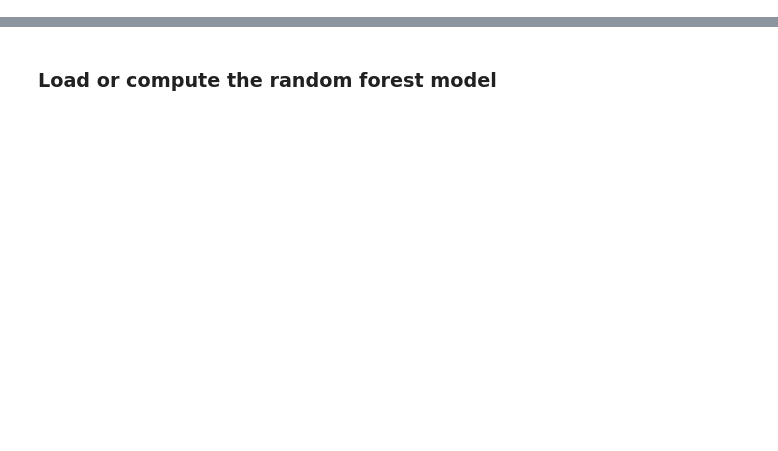
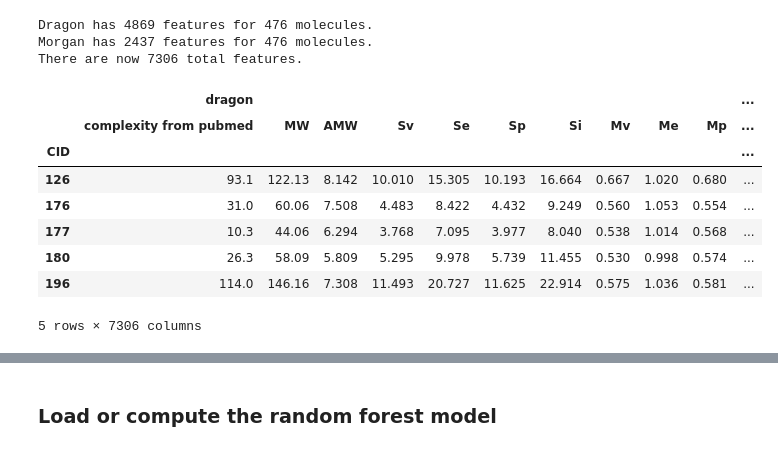
Before and after one commit to dream-olfaction/olfaction-prediction, a Jupyter notebook: opc_python/paper/new-data.ipynb, the cells around one changed output, grey strips where cells are left out. Cells and saved outputs as stored; diff of their text form; code cells hidden in the pictures; blank space fills up the shorter version.

```diff
--- a/opc_python/paper/new-data.ipynb
+++ b/opc_python/paper/new-data.ipynb
@@ -54,0 +108,16 @@ shared_CID_dilutions_new = [x for x in new_CID_dilutions if int(x.split('_')[0])
+# %%
+dream_features = loading.get_molecular_data(['dragon','morgan'],dream_CIDs)
+dream_features.head()
+# %% [output]
+Dragon has 4869 features for 476 molecules.
+Morgan has 2437 features for 476 molecules.
+There are now 7306 total features.
+|  | dragon |  |  |  |  |  |  |  |  |  | ... |
+|  | complexity from pubmed | MW | AMW | Sv | Se | Sp | Si | Mv | Me | Mp | ... |
+| CID |  |  |  |  |  |  |  |  |  |  | ... |
+| 126 | 93.1 | 122.13 | 8.142 | 10.010 | 15.305 | 10.193 | 16.664 | 0.667 | 1.020 | 0.680 | ... |
+| 176 | 31.0 | 60.06 | 7.508 | 4.483 | 8.422 | 4.432 | 9.249 | 0.560 | 1.053 | 0.554 | ... |
+| 177 | 10.3 | 44.06 | 6.294 | 3.768 | 7.095 | 3.977 | 8.040 | 0.538 | 1.014 | 0.568 | ... |
+| 180 | 26.3 | 58.09 | 5.809 | 5.295 | 9.978 | 5.739 | 11.455 | 0.530 | 0.998 | 0.574 | ... |
+| 196 | 114.0 | 146.16 | 7.308 | 11.493 | 20.727 | 11.625 | 22.914 | 0.575 | 1.036 | 0.581 | ... |
+5 rows × 7306 columns
```
Also changed, not shown: parts of 26 cells of this notebook, 7 other files.
